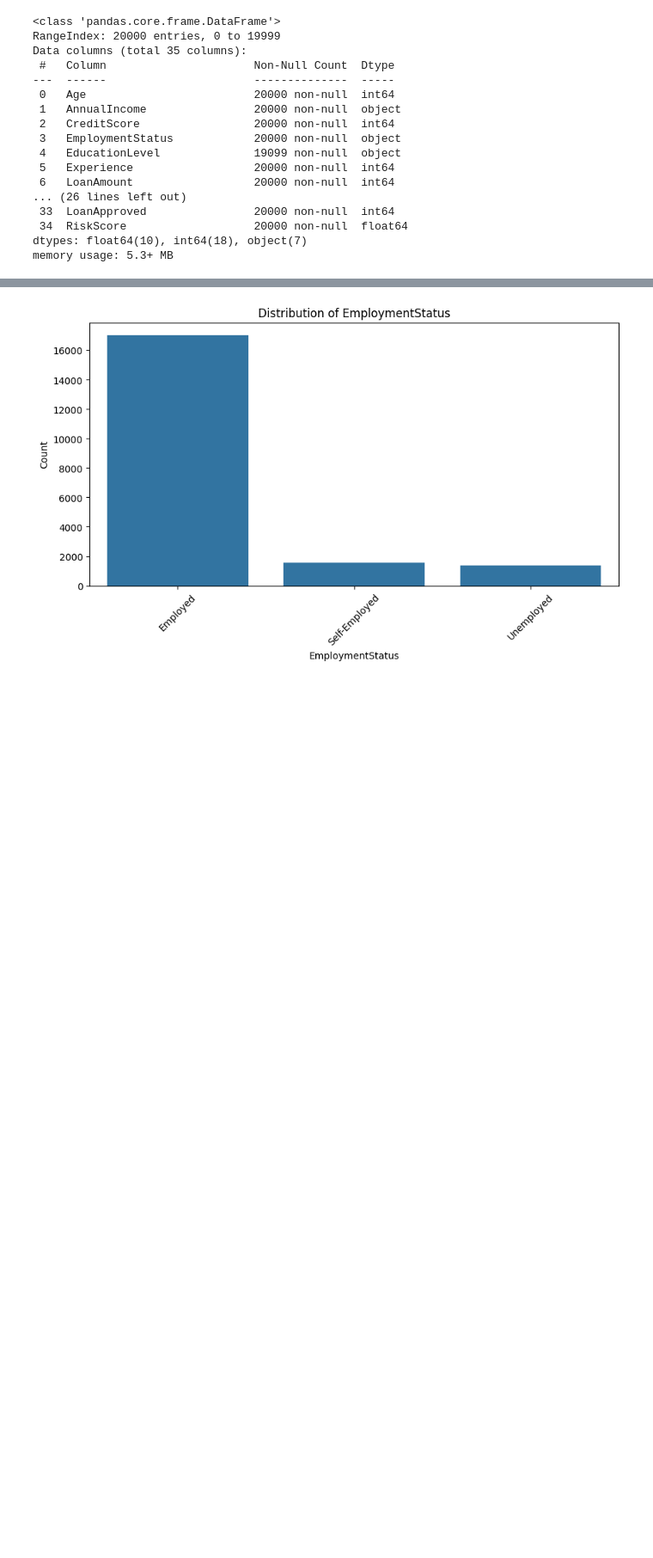
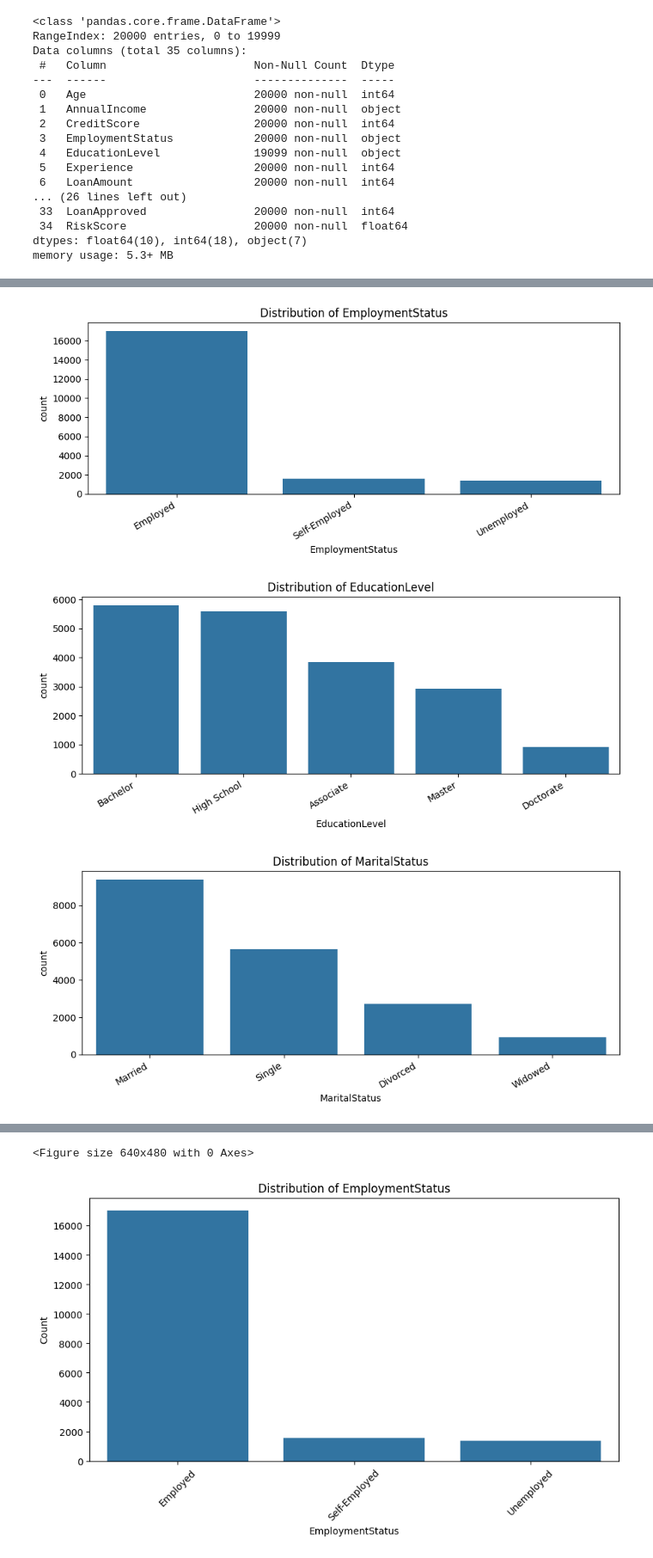
Before and after one commit to AnundaTheScientist/Machine-Learning-Model-for-Loan-Approval-, a Jupyter notebook: financial_loan_risk.ipynb, the cells around one changed output, grey strips where cells are left out. Shown at 86% size. Cells and saved outputs as stored; diff of their text form; code cells hidden in the pictures; blank space fills up the shorter version.

```diff
--- a/financial_loan_risk.ipynb
+++ b/financial_loan_risk.ipynb
@@ -175,0 +295,18 @@ for feature in numerical_features:
+# %%
+categorical_features = ['EmploymentStatus', 'EducationLevel', 'MaritalStatus',
+                         'HomeOwnershipStatus', 'BankruptcyHistory', 'LoanPurpose']
+
+for feature in categorical_features:
+    plt.figure(figsize=(9, 4))
+    sns.countplot(data=df, x=feature, order=df[feature].value_counts().index)
+    plt.title(f'Distribution of {feature}')
+    plt.xticks(rotation=30, ha='right')
+    plt.tight_layout()
+    plt.show()
+
+#save the plots as images
+plt.savefig(f'EDA charts\\Categorical_Feature_Distribution.png', dpi=300, bbox_inches='tight')
+# %% [output]
+[figure, added]
+[figure, added]
+[figure, added]
@@ -176,3 +316,4 @@ for feature in numerical_features:
+<Figure size 640x480 with 0 Axes>
 # %%
 # Plot categorical distributions using count plots
 
```
Also changed, not shown: parts of 127 cells of this notebook, 21 other files.
